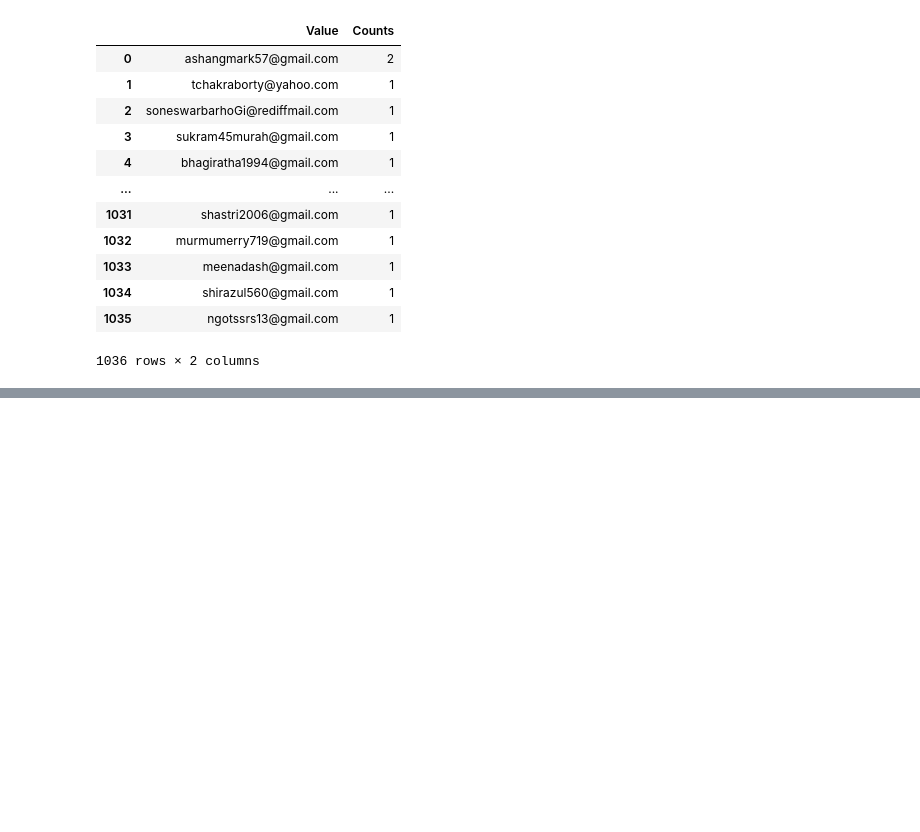
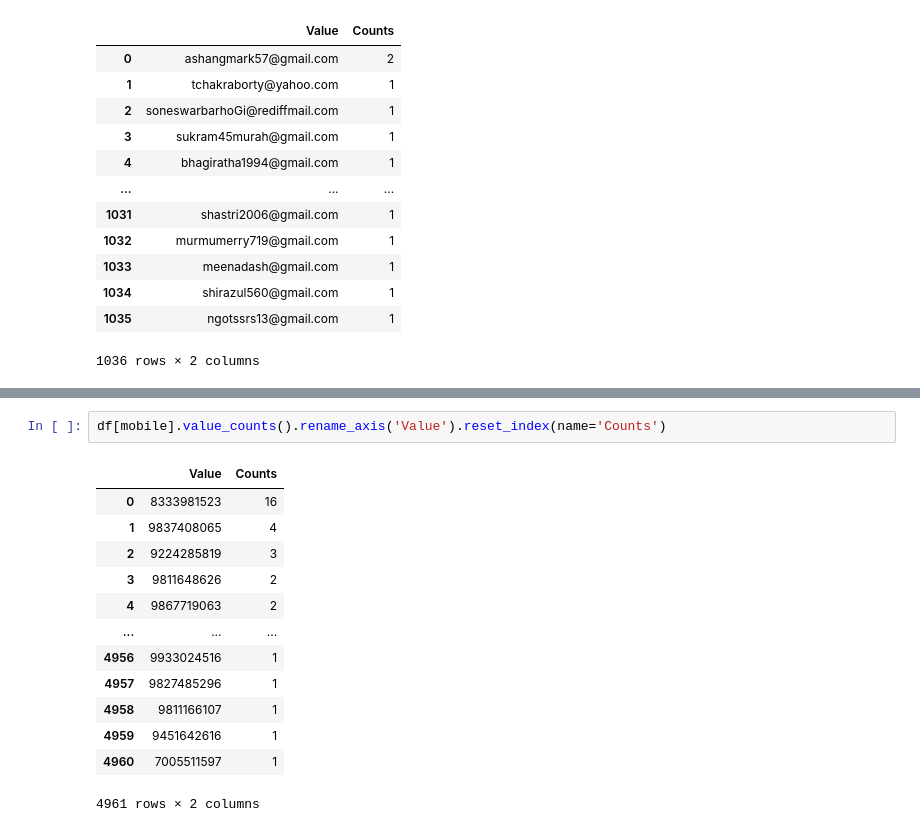
Before and after one commit to shayan-khoygani/Codebook, a Jupyter notebook: 42621 Final_Data_ngodarpan.gov.in/42621 Final_Data_ngodarpan.gov.in.ipynb, the cells around one changed output, grey strips where cells are left out. Cells and saved outputs as stored; diff of their text form; blank space fills up the shorter version.

```diff
--- a/42621 Final_Data_ngodarpan.gov.in/42621 Final_Data_ngodarpan.gov.in.ipynb
+++ b/42621 Final_Data_ngodarpan.gov.in/42621 Final_Data_ngodarpan.gov.in.ipynb
@@ -2065,0 +2160,16 @@ df[email].value_counts().rename_axis('Value').reset_index(name='Counts')
+# %%
+df[mobile].value_counts().rename_axis('Value').reset_index(name='Counts')
+# %% [output]
+|  | Value | Counts |
+| 0 | 8333981523 | 16 |
+| 1 | 9837408065 | 4 |
+| 2 | 9224285819 | 3 |
+| 3 | 9811648626 | 2 |
+| 4 | 9867719063 | 2 |
+| ... | ... | ... |
+| 4956 | 9933024516 | 1 |
+| 4957 | 9827485296 | 1 |
+| 4958 | 9811166107 | 1 |
+| 4959 | 9451642616 | 1 |
+| 4960 | 7005511597 | 1 |
+4961 rows × 2 columns
```
Also changed, not shown: parts of 7 cells of this notebook.
